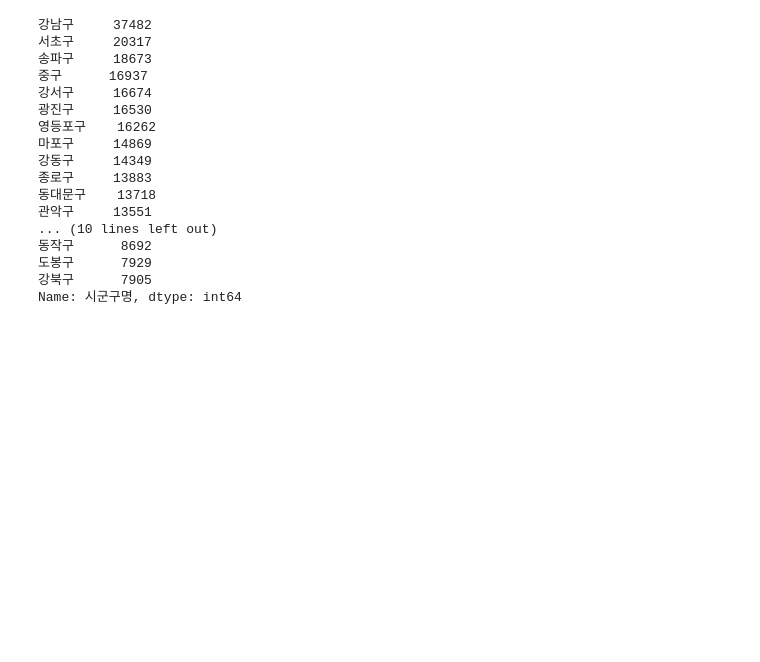
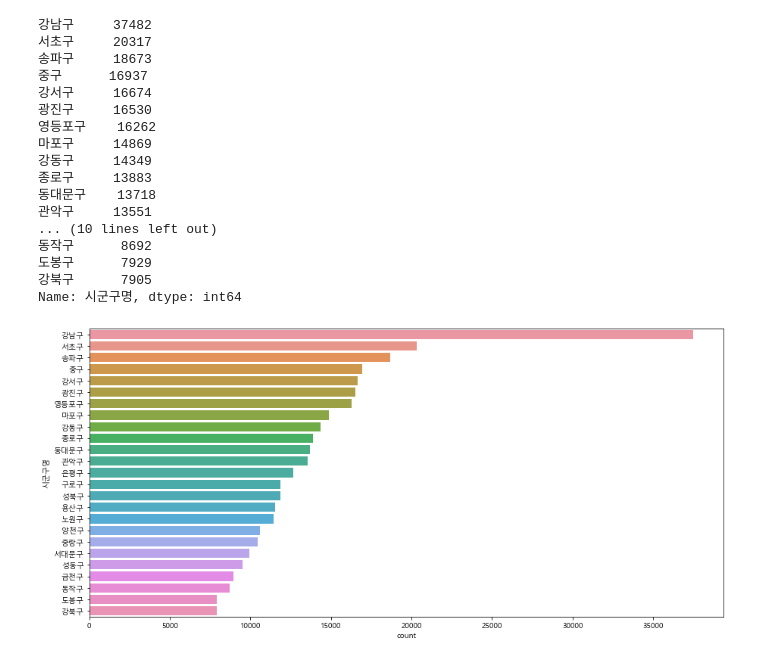
Before and after one commit to sunny0103/personal_project_public_data, a Jupyter notebook: Commercial district data analysis.ipynb, the cells around one changed output. Saved outputs shown, nothing was run; the diff lists cells and outputs as text; code cells hidden in the pictures; blank space fills up the shorter version.

```diff
--- a/Commercial district data analysis.ipynb
+++ b/Commercial district data analysis.ipynb
@@ -106,0 +134,11 @@ df.shape
+# %%
+df=df.rename({'상가업소번호':'Biz num','상호명':'name','상권업종대분류코드':'B_class code','상권업종대분류명':'B_class name',
+           '상권업종중분류코드':'M_class code','상권업종중분류명':'M_class name','상권업종소분류코드':'S_class code',
+            '상권업종소분류명':'S_class name','표준산업분류코드':'standard biz code','표준산업분류명':'standard biz name',
+           '시도코드':'city code','시도명':'city name','시군구코드':'district code','시군구명':'district name',
+            '행정동코드':'admin code','법정동명':'admin name','지번코드':'land code','대지구분코드':'land_dist code',
+           '대지구분명':'land name','지번본번지':'land num1', '지번부번지':'land num2', '지번주소':'land address',
+            '도로명코드':'street  code', '도로명':'street name', '건물본번지':'building num', '건물관리번호':'B_maintain num',
+            '도로명주소':'street address','구우편번호':'old postalcode','신우편번호':'new postalcode',
+            '층정보':'floor info','경도':'longitude','위도':'latitude','행정동명':'admin name','법정동코드':'area code'},axis='columns')
+df.columns
@@ -209,3 +297,9 @@ df['시군구명'].value_counts()
 도봉구      7929
 강북구      7905
 Name: 시군구명, dtype: int64
+# %%
+plt.figure(figsize=(15,7))
+sns.countplot(data=df,y='시군구명',order=df['시군구명'].value_counts().index)
+plt.show()
+# %% [output]
+[figure, added]
```
Also changed, not shown: parts of 11 cells of this notebook.
